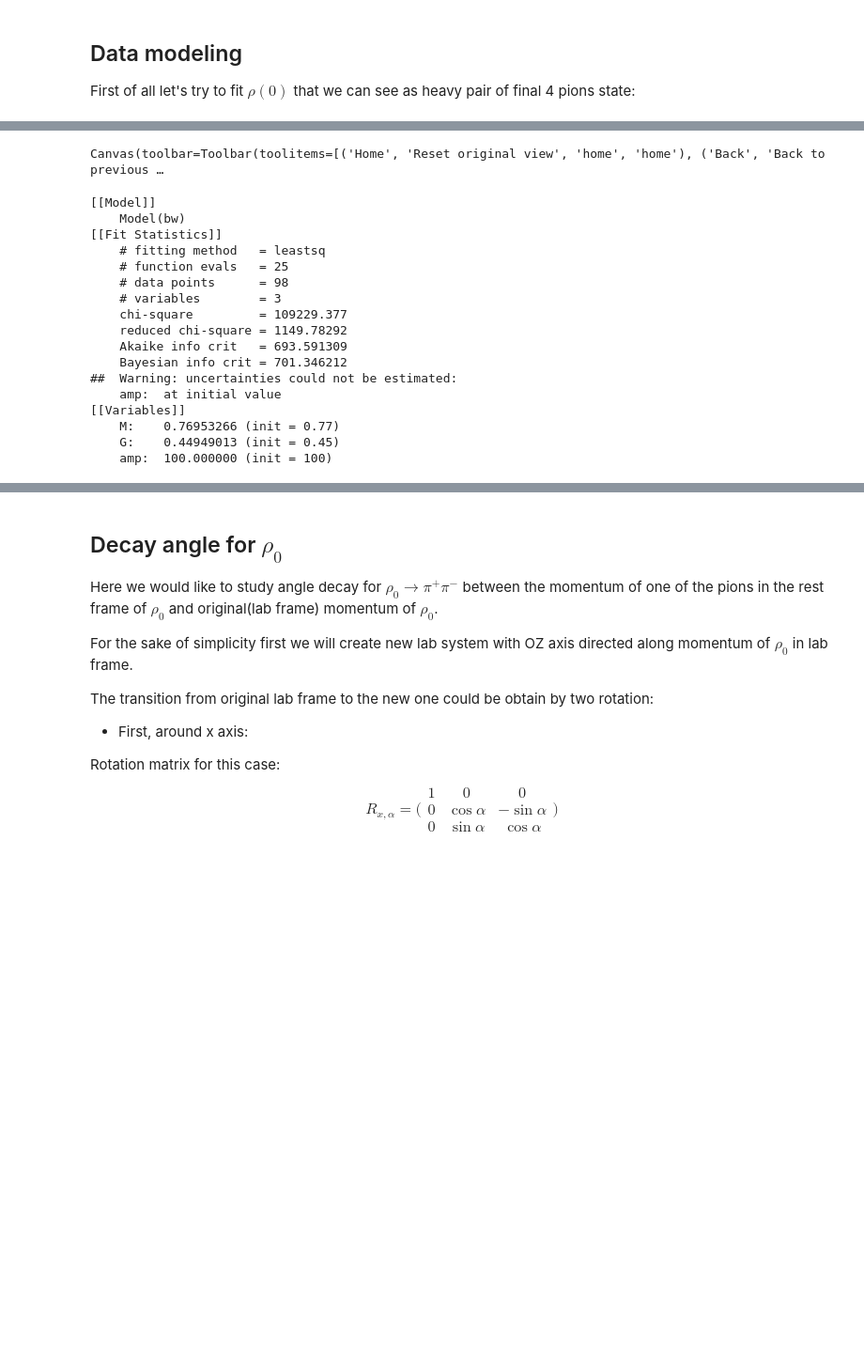
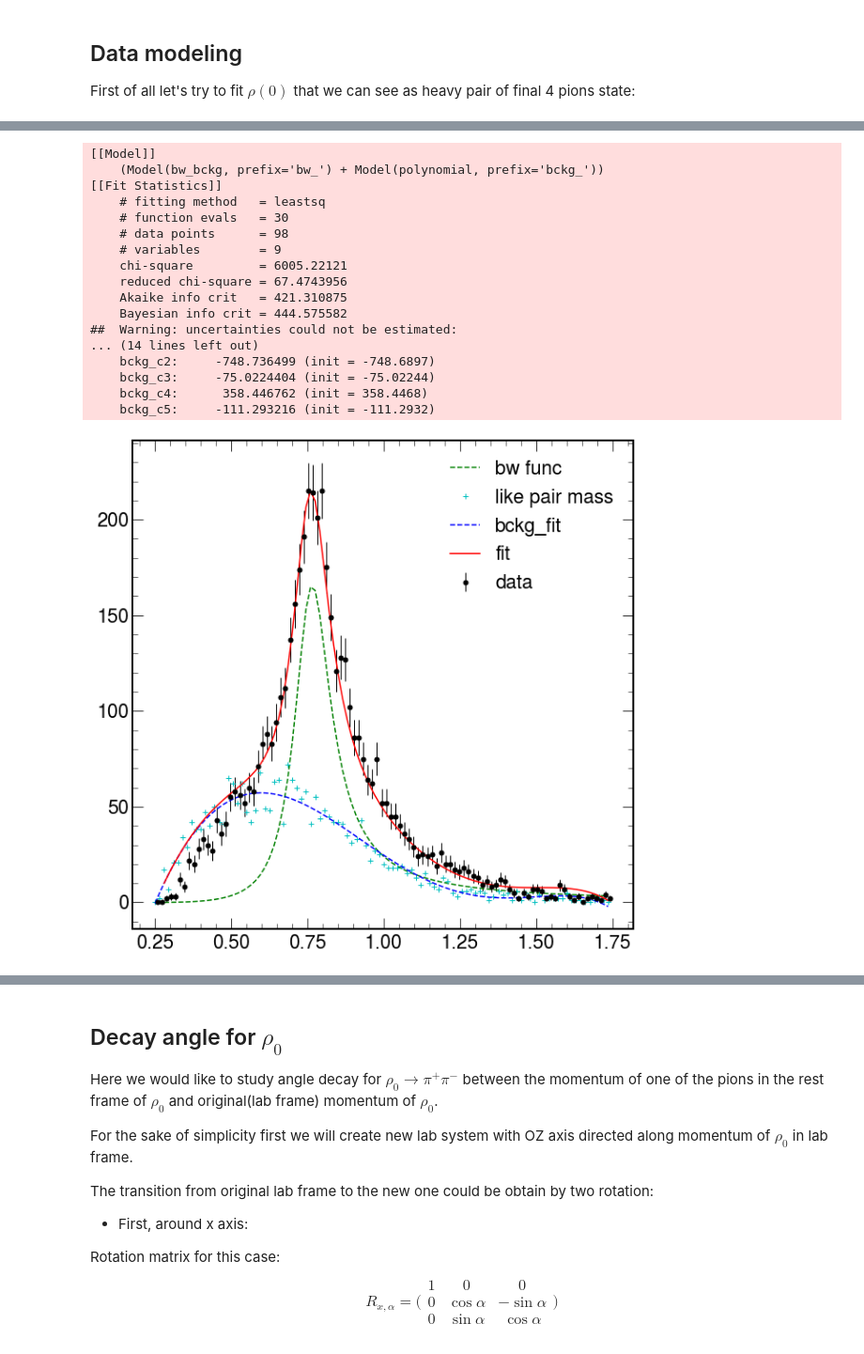
Before and after one commit to bdrum/cern-physics, a Jupyter notebook: notebooks/4TracksAnalysis.ipynb, the cells around one changed output, grey strips where cells are left out. Shown at 94% size. Saved outputs shown, nothing was run; the diff lists cells and outputs as text; code cells hidden in the pictures; blank space fills up the shorter version.

```diff
--- a/notebooks/4TracksAnalysis.ipynb
+++ b/notebooks/4TracksAnalysis.ipynb
@@ -406,50 +412,73 @@ No handles with labels found to put in legend.
 # %%
 from lmfit import Model
 from lmfit.models import BreitWignerModel, LinearModel, GaussianModel, ConstantModel, PolynomialModel
 from FourTracks.analysis import fit
 
-%matplotlib widget
+# %matplotlib widget
 fig = plt.figure()
 ax = fig.add_subplot()
 b = 100
 r = 0.25,1.75
 y, x = np.histogram(total_heavy_pairs_masses, bins=b, range=r)
 x_orig = x
 x = x[:-1]
 
-mod = Model(fit.bw)
-par_bw = mod.make_params()
-par_bw['amp'].set(100, min=0, max=150)
-par_bw['M'].set(0.77)
-par_bw['G'].set(0.45, min=0.25)
-result = mod.fit(y,par_bw, x=x, nan_policy='omit')
+bcg_y, bcg_x = np.histogram(heavy_pairs_bckg, bins=b, range=r)
+bcg_x = bcg_x[:-1]
+
+fit.bckg_y = bcg_y
+
+mod_bckg = PolynomialModel(degree=5)
+par_bckg = mod_bckg.guess(bcg_y, x = bcg_x)
+bckg_fit_res = mod_bckg.fit(bcg_y,par_bckg, x=bcg_x, nan_policy='omit')
+
+mod = Model(fit.bw_bckg, prefix='bw_') + PolynomialModel(degree=5, prefix='bckg_')
+pars = mod.make_params()
+
+amp, M, G, amp_bckg = 165, 0.77, 0.15, 100
+
+pars['bw_amp'].set(amp)
+pars['bw_M'].set(M)
+pars['bw_G'].set(G)
+pars['bw_amp_bckg'].set(0, vary=False)
+pars['bckg_c0'] = par_bckg['c0']
+pars['bckg_c1'] = par_bckg['c1']
+pars['bckg_c2'] = par_bckg['c2']
+pars['bckg_c3'] = par_bckg['c3']
+pars['bckg_c4'] = par_bckg['c4']
+pars['bckg_c5'] = par_bckg['c5']
+
+result = mod.fit(y,pars, x=x, nan_policy='omit')
+
 
 print(result.fit_report())
 
 hep.histplot((y, x_orig), yerr=True, color='black', histtype='errorbar', label='data')
-ax.plot(x, fit.bw(x=x, M = 0.8, G=0.3, amp=100 ), 'r--',label='bw func')
-# plt.plot(x, result.init_fit, 'b--', label='bw')
-# plt.plot(x, result.best_fit, 'r-', label='fit')
+ax.plot(x, fit.bw(x=x, M = M, G=G, amp=amp ), 'g--',label='bw func')
+plt.plot(bcg_x, bcg_y, '+c', label='like pair mass')
+plt.plot(bcg_x, bckg_fit_res.best_fit, 'b--', label='bckg_fit')
+# plt.plot(x, result.init_fit, 'r--', label='init fit')
+plt.plot(x, result.best_fit, 'r-', label='fit')
 _ = plt.legend(loc='best')
 # %% [output]
-Canvas(toolbar=Toolbar(toolitems=[('Home', 'Reset original view', 'home', 'home'), ('Back', 'Back to previous …
+[[Model]]
+    (Model(bw_bckg, prefix='bw_') + Model(polynomial, prefix='bckg_'))
+[[Fit Statistics]]
+    # fitting method   = leastsq
+    # function evals   = 30
+    # data points      = 98
+    # variables        = 9
+    chi-square         = 6005.22121
+    reduced chi-square = 67.4743956
+    Akaike info crit   = 421.310875
+    Bayesian info crit = 444.575582
+##  Warning: uncertainties could not be estimated:
+... (14 lines left out)
+    bckg_c2:     -748.736499 (init = -748.6897)
+    bckg_c3:     -75.0224404 (init = -75.02244)
+    bckg_c4:      358.446762 (init = 358.4468)
+    bckg_c5:     -111.293216 (init = -111.2932)
-[[Model]]
-    Model(bw)
-[[Fit Statistics]]
-    # fitting method   = leastsq
-    # function evals   = 25
-    # data points      = 98
-    # variables        = 3
-    chi-square         = 109229.377
-    reduced chi-square = 1149.78292
-    Akaike info crit   = 693.591309
-    Bayesian info crit = 701.346212
-##  Warning: uncertainties could not be estimated:
-    amp:  at initial value
-[[Variables]]
-    M:    0.76953266 (init = 0.77)
-    G:    0.44949013 (init = 0.45)
-    amp:  100.000000 (init = 100)
+[figure, added]
 # %%
 from lmfit import Model
 from lmfit.models import BreitWignerModel, LinearModel, GaussianModel, ConstantModel, PolynomialModel
```
Also changed, not shown: parts of 14 cells of this notebook, 21 other files.
